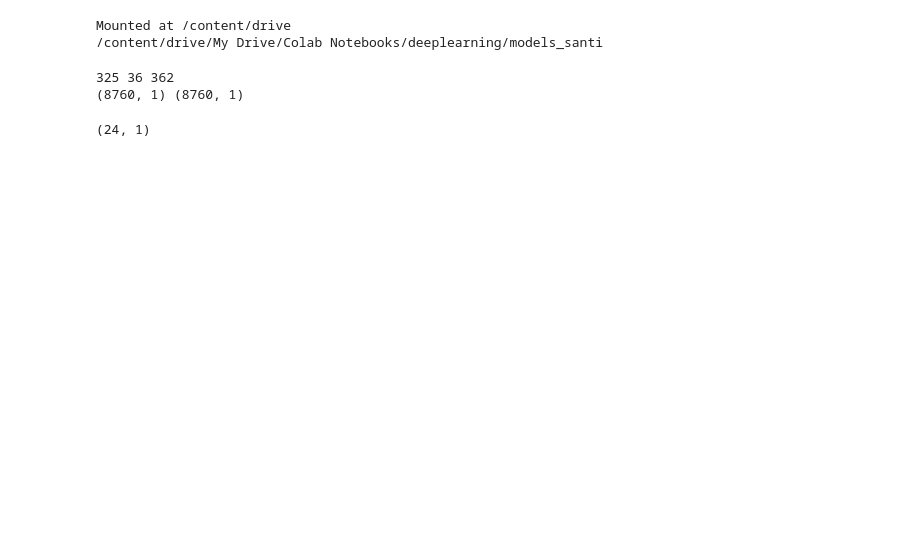
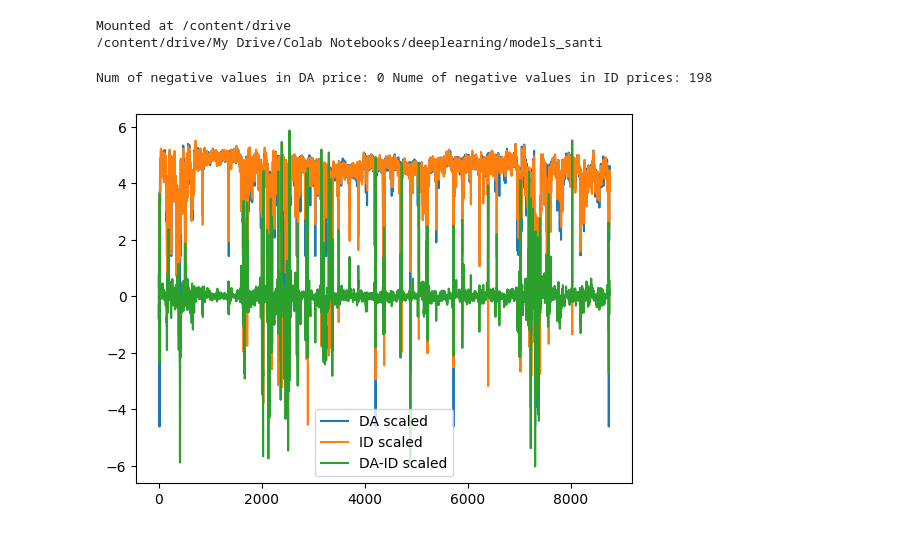
Before and after one commit to storralbod/deeplearning, a Jupyter notebook: models_santi/LSTM_DA_santi.ipynb, the cells around one changed output. Drawn from its saved outputs; the diff is of its cells as text; code cells hidden in the pictures; blank space fills up the shorter version.

```diff
--- a/models_santi/LSTM_DA_santi.ipynb
+++ b/models_santi/LSTM_DA_santi.ipynb
@@ -98,50 +98,88 @@ def create_datasets(input_data,output_data, lag_in_days, forecast_horizon_in_hou
 # %%
 data_da = pd.read_csv(r'/content/drive/My Drive/Colab Notebooks/deeplearning/models_santi/data_santi/data_da.csv')
 data_id = pd.read_csv(r'/content/drive/My Drive/Colab Notebooks/deeplearning/models_santi/data_santi/data_id.csv')
 
 # retriving only prices from data (not date columns)
 da_prices = data_da['DA ES']
 id_prices = data_id.iloc[:,-3:]
 
 # saving date features
-month_sine = data_da['Month'].apply(lambda x: m.sin(x*2*m.pi/12))
-day_sine = data_da['Day'].apply(lambda x: m.sin(x*2*m.pi/31))
-hour_sine = data_da['Hour'].apply(lambda x: m.sin(x*2*m.pi/24))
-date_features = pd.concat([month_sine,day_sine,hour_sine],axis=1)
+date_features = pd.DataFrame()
+for feature in ['Month','Day','Hour']:
+  data_sin_feature = data_da[feature].apply(lambda x: m.sin(x*2*m.pi/12))
+  data_cos_feature = data_da[feature].apply(lambda x: m.cos(x*2*m.pi/12))
+  date_features = pd.concat([date_features,data_sin_feature,data_cos_feature],axis=1)
 
 # discretizing prices (in this case delta=1 so it is equal to rounding them to nearest integer)
 da_discrete_prices = discrete_prices(da_prices,delta=1)
 id_discrete_prices = list(id_prices.apply(lambda x: discrete_prices(x,delta=1), axis=0))
 
 # setting DA price labels
 da_prices_one_hot = one_hot_encoding(da_prices,da_discrete_prices)
 id_prices_one_hot = [one_hot_encoding(id_prices[column],id_discrete_prices[i]) for i,column in enumerate(id_prices.columns)]
 
 # setting datasets
-lag_in_days = 2
+lag_in_days = 7
 forecast_horizon_in_hours = 24
 input_data = np.hstack([np.array(date_features),np.array(da_prices).reshape(len(da_prices),1),np.array(id_prices)])
 output_data_DA = np.array(da_prices).reshape(len(da_prices),1)
 output_data_ID = np.array(id_prices.iloc[:,-1]).reshape(len(id_prices),1)
+output_DA_diff_ID = output_data_DA - output_data_ID
+
+print('Num of negative values in DA price:',(output_data_DA < 0).sum(),'Nume of negative values in ID prices:',(output_data_ID < 0).sum())
+
+# log transform of input and output data
+def log_transform(values):
+    values = np.array(values)
+    transformed = np.sign(values) * np.log(np.abs(values) + 1e-10)  # adding a small epsilon to avoid log(0)
+    transformed[values == 0] = 0
+    return transformed
+
+input_data[:,-4:] = log_transform(input_data[:,-4:])
+output_data_DA = log_transform(output_data_DA)
+output_data_ID = log_transform(output_data_ID)
+output_DA_diff_ID = log_transform(output_DA_diff_ID) # Don't know if this one or below one works better
+#output_DA_diff_ID = output_data_DA-output_data_ID
+
+def minmaxscaler(inputs):
+
+  scaler = MinMaxScaler(feature_range=(0,1))
+  scaler.fit(inputs)
+  inputs_scaled = scaler.transform(inputs)
+
+  return scaler,inputs_scaled.ravel()
+
+# Min-max scaling dataset -- LEAVING IT FOR NOW
+#input_scalers = {}
+#for i in range(3,input_data.shape[1],1):
+#  input_scalers[i], input_data[:,i] = minmaxscaler(input_data[:,i].reshape(-1,1))
+
+#output_scalers = {}
+#for i,output in enumerate([output_data_DA,output_data_ID]):
+#  output_scalers[i], output = minmaxscaler(output.reshape(-1,1))
+#  if i == 0:
+#    output_data_DA = output.reshape(len(da_prices),1)
+#  elif i == 1:
+#    output_data_ID = output.reshape(len(id_prices),1)
+
+#output_diff_scaler, output_DA_diff_ID_scaled = minmaxscaler(output_DA_diff_ID.reshape(-1,1))
+#output_DA_diff_ID = output_DA_diff_ID_scaled.reshape(len(da_prices),1)
+
 training_set_DA, val_set_DA, test_set_DA = create_datasets(input_data,output_data_DA,lag_in_days,forecast_horizon_in_hours,Dataset)
 training_set_ID, val_set_ID, test_set_ID = create_datasets(input_data,output_data_ID,lag_in_days,forecast_horizon_in_hours,Dataset)
-training_set_DA_diff_ID, val_set_DA_diff_ID, test_set_DA_diff_ID = create_datasets(input_data,output_data_DA-output_data_ID,lag_in_days,forecast_horizon_in_hours,Dataset)
+training_set_DA_diff_ID, val_set_DA_diff_ID, test_set_DA_diff_ID = create_datasets(input_data,output_DA_diff_ID,lag_in_days,forecast_horizon_in_hours,Dataset)
 
-print(len(training_set_DA),len(val_set_DA),len(test_set_DA))
-print(output_data_DA.shape,output_data_ID.shape)
+
+#zero_inverse = output_diff_scaler.transform(np.array([0]).reshape(-1,1))
+plt.plot(output_data_DA, label='DA scaled')
+plt.plot(output_data_ID, label='ID scaled')
+plt.plot(output_DA_diff_ID, label='DA-ID scaled')
+#plt.axhline(zero_inverse,color='r')
+plt.legend()
+plt.show()
 # %% [output]
-325 36 362
-(8760, 1) (8760, 1)
+Num of negative values in DA price: 0 Nume of negative values in ID prices: 198
+[figure, added]
-# %%
-# Checking inputs and targets
-i = 0
-for inputs, targets in training_set:
-    if i==0:
-        print(targets.shape)
-        break
-    i+=1
-# %% [output]
-(24, 1)
 # %%
 class LSTM_multivariate_input_multi_step_forecaster(nn.Module):
     def __init__(self, input_size,hidden_size,num_layers,dropout, past_horizon, forecast_horizon):
```
Also changed, not shown: parts of 13 cells of this notebook.
